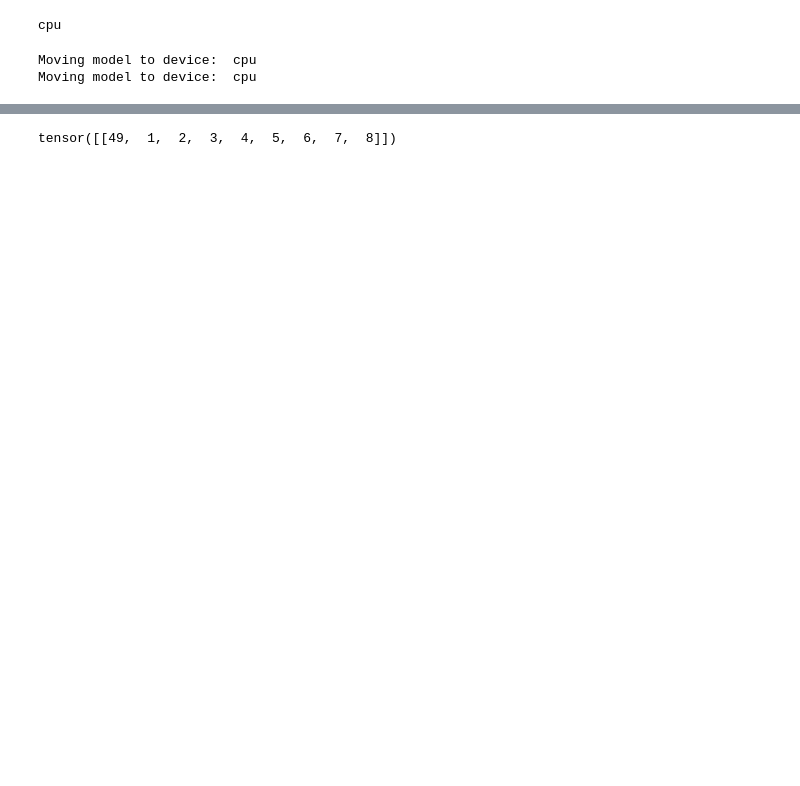
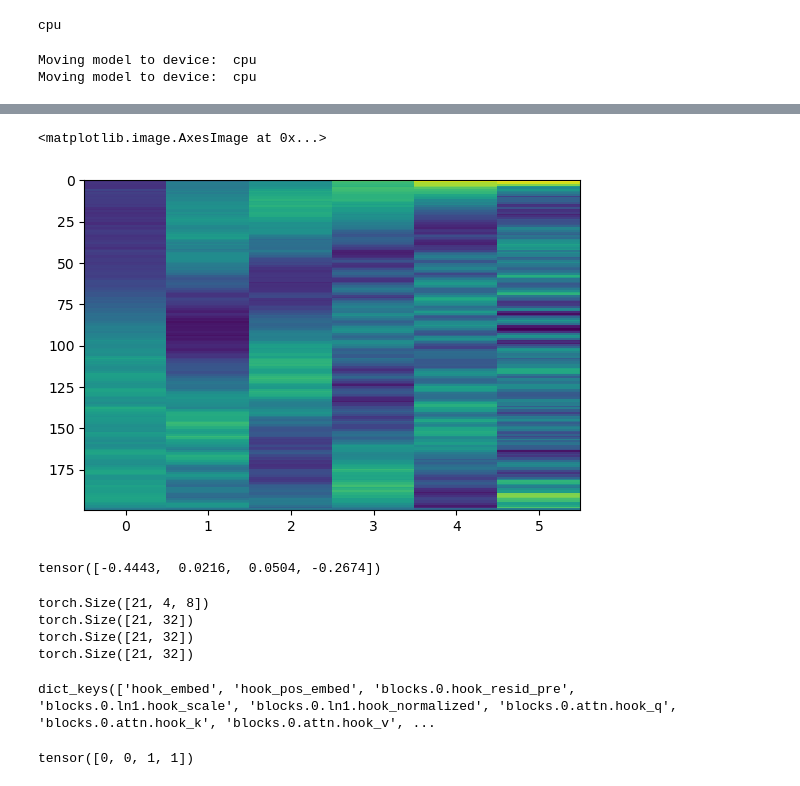
Before and after one commit to ekorrette/Transformers-more-than-meets-the-eye, a Jupyter notebook: savetheworld.ipynb, the cells around one changed output, grey strips where cells are left out. Saved outputs shown, nothing was run; the diff lists cells and outputs as text; code cells hidden in the pictures; blank space fills up the shorter version.

```diff
--- a/savetheworld.ipynb
+++ b/savetheworld.ipynb
@@ -141,5 +158,34 @@ tokens ['31', '6', '8', '41', '44', '28', '46', '44', '22', '3', '33', '26', '31
 <pysvelte.html.Html at 0x...>
-# %%
-tiny_model(torch.tensor([[1,3,4,5,6,7,5,6,6]]), return_type="logits").argmax(dim=2)
-# %% [output]
-tensor([[49,  1,  2,  3,  4,  5,  6,  7,  8]])
+# %%
+import matplotlib.pyplot as plt
+
+embeds = tiny_model.embed.W_E.detach().cpu()
+embeds = embeds[:,torch.argsort(embeds[0])]
+plt.imshow(torch.pca_lowrank(embeds,center=True,q=6)[0],aspect=0.02)
+# %% [output]
+<matplotlib.image.AxesImage at 0x...>
+[figure, added]
+# %%
+#model_cache={}
+#tiny_model.cache_all(model_cache) # remove_batch_dim=True
+inputs,outputs = gen(100,vocab_size,20)
+output = tiny_model(inputs)
+torch.mean(output**3).backward()
+print((tiny_model.blocks[0].attn.z.grad.mean(dim=(0,1,3))))
+#tiny_model.reset_hooks()
+# %% [output]
+tensor([-0.4443,  0.0216,  0.0504, -0.2674])
+# %%
+print(model_cache["blocks.0.attn.hook_z"][0].shape)
+print(model_cache["blocks.0.hook_attn_out"][0].shape)
+print(model_cache["blocks.0.hook_attn_out"][0].shape)
+print(model_cache["blocks.0.mlp.hook_pre"][0].shape)
+# %% [output]
+torch.Size([21, 4, 8])
+torch.Size([21, 32])
+torch.Size([21, 32])
+torch.Size([21, 32])
+# %%
+model_cache.keys()
+# %% [output]
+dict_keys(['hook_embed', 'hook_pos_embed', 'blocks.0.hook_resid_pre', 'blocks.0.ln1.hook_scale', 'blocks.0.ln1.hook_normalized', 'blocks.0.attn.hook_q', 'blocks.0.attn.hook_k', 'blocks.0.attn.hook_v', ...
@@ -145,0 +194,4 @@ tensor([[49,  1,  2,  3,  4,  5,  6,  7,  8]])
+# %%
+torch.tensor([2,3,4,5])>>2
+# %% [output]
+tensor([0, 0, 1, 1])
```
Also changed, not shown: parts of 8 cells of this notebook.
